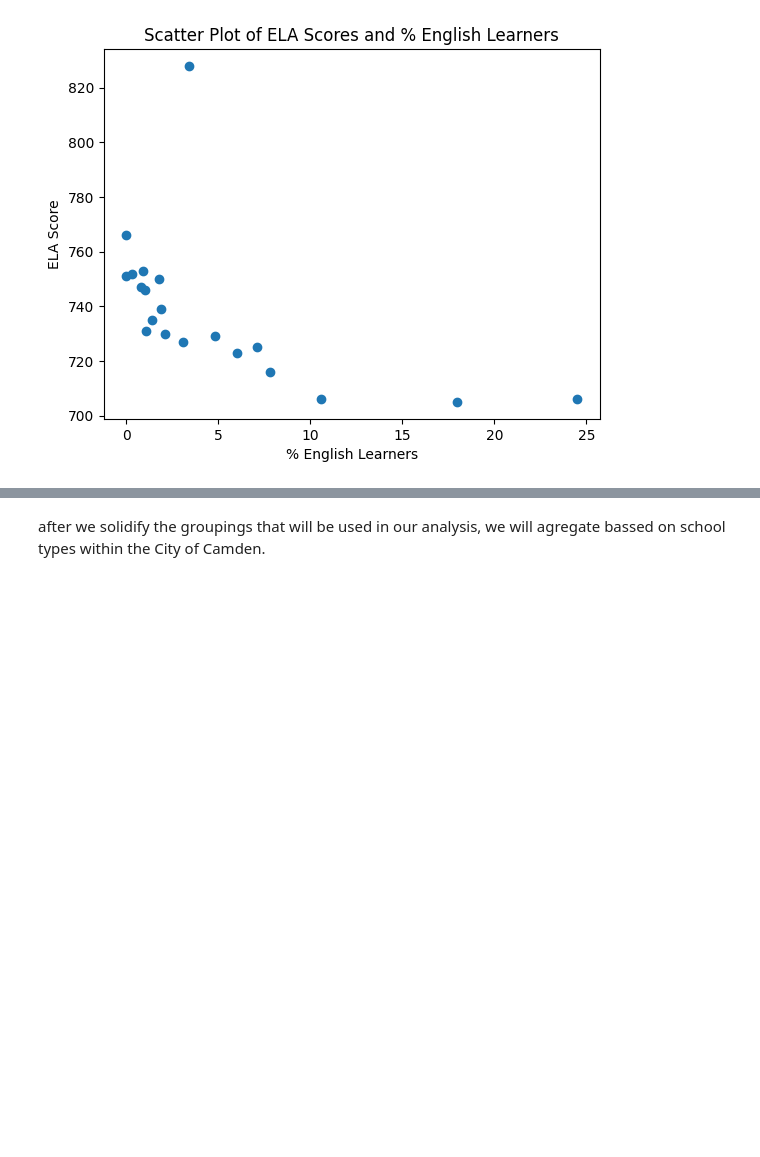
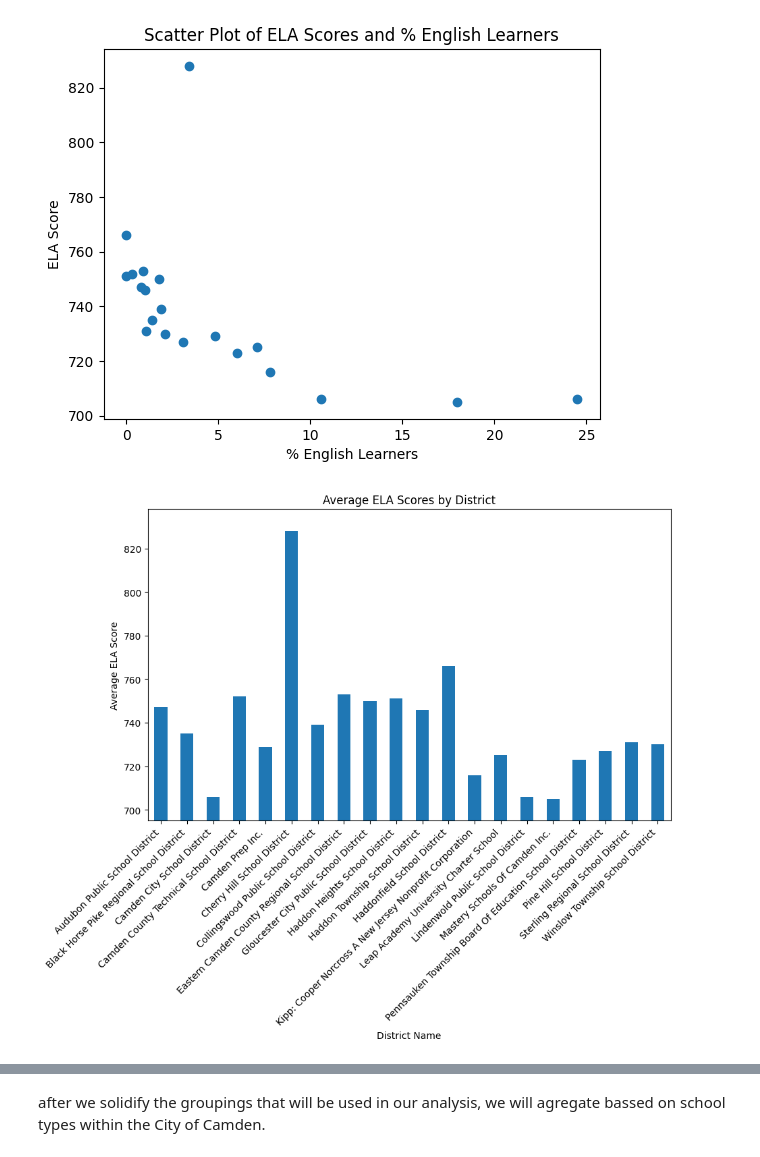
Before and after one commit to citjimm/DMDS, a Jupyter notebook: PS6-Cit.ipynb, the cells around one changed output, grey strips where cells are left out. Saved outputs shown, nothing was run; the diff lists cells and outputs as text; code cells hidden in the pictures; blank space fills up the shorter version.

```diff
--- a/PS6-Cit.ipynb
+++ b/PS6-Cit.ipynb
@@ -455,3 +461,18 @@ plt.title('Scatter Plot of ELA Scores and % English Learners')
 plt.show()
 # %% [output]
 [figure]
+# %%
+mean_ela_scores = CamdenDistricts_ELA9.groupby('District Name')['ELA Score'].mean()
+
+plt.figure(figsize=(10, 6))
+mean_ela_scores.plot(kind='bar')
+
+plt.ylim([min(mean_ela_scores) - 10, max(mean_ela_scores) + 10])
+
+plt.title('Average ELA Scores by District')
+plt.xlabel('District Name')
+plt.ylabel('Average ELA Score')
+plt.xticks(rotation=45, ha='right')
+plt.show()
+# %% [output]
+[figure, added]
```
Also changed, not shown: parts of 5 cells of this notebook.
